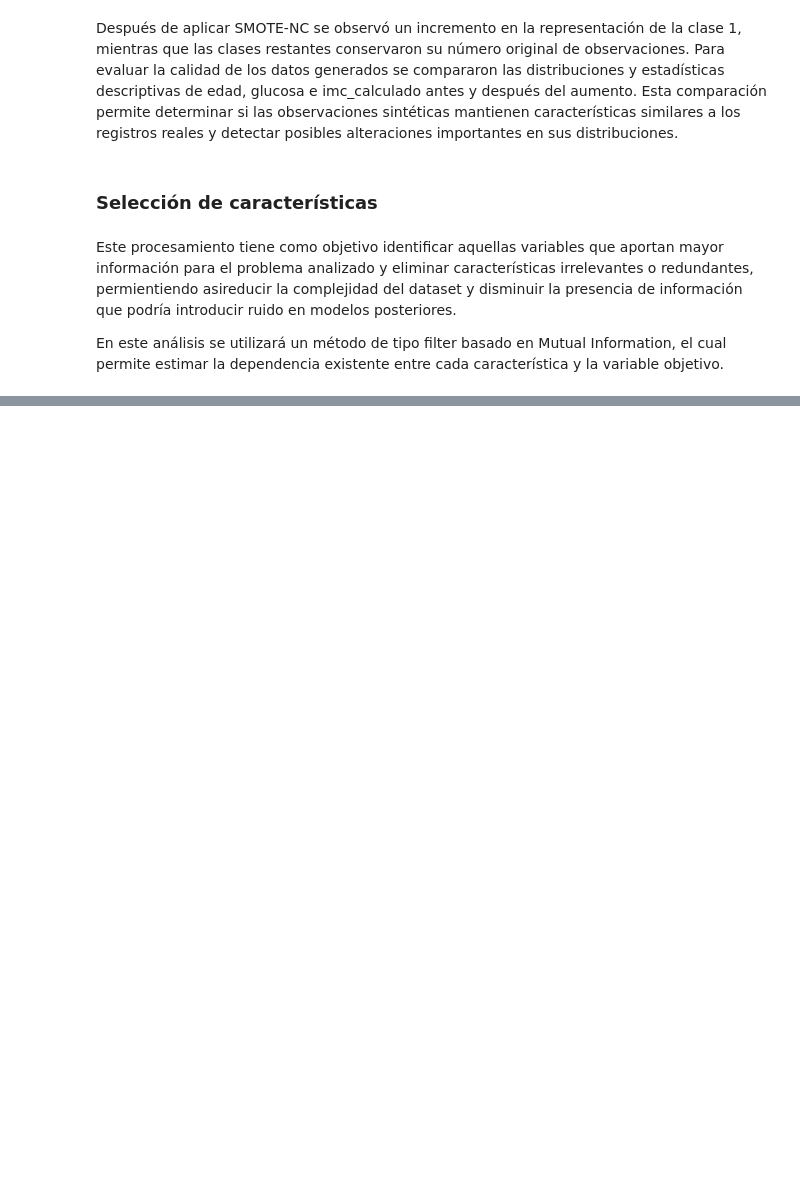
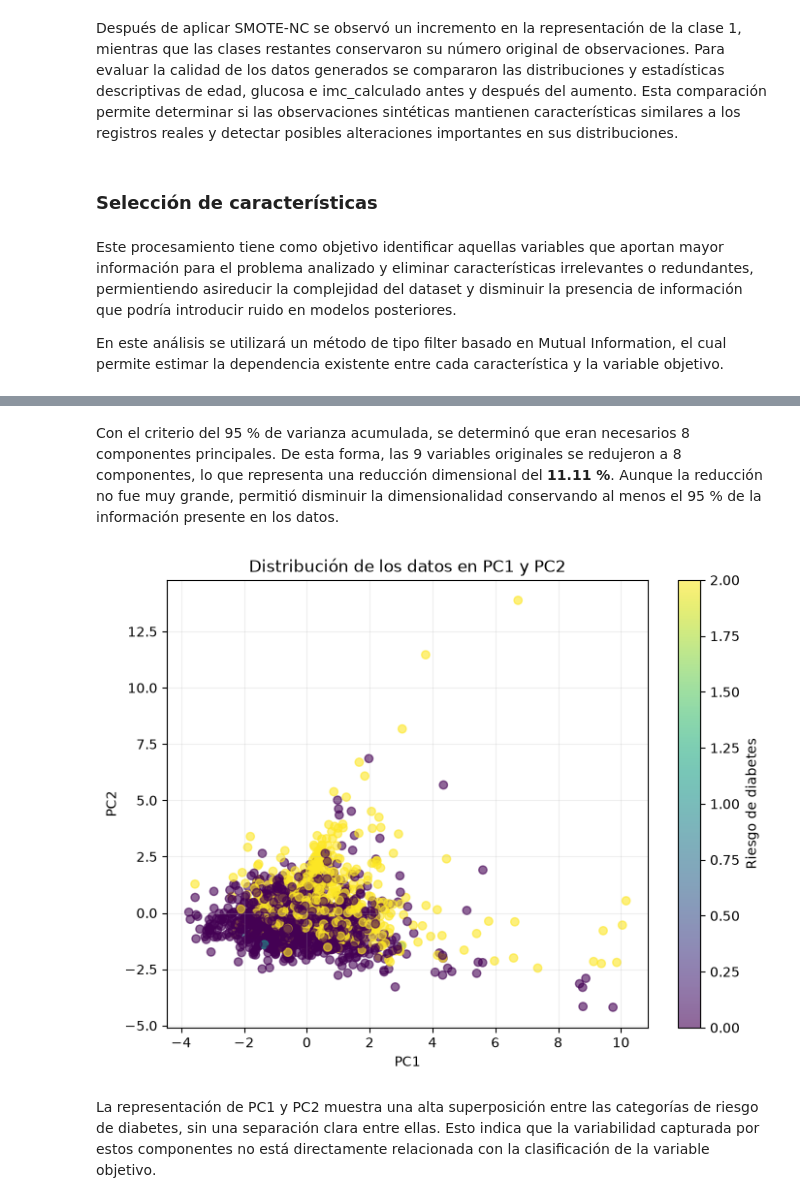
Before and after one commit to adriamedinaa-ang/icd2026, a Jupyter notebook: Practices/Practice 2/Practice 2.ipynb, the cells around one changed output, grey strips where cells are left out. Cells and saved outputs as stored; diff of their text form; code cells hidden in the pictures; blank space fills up the shorter version.

```diff
--- a/Practices/Practice 2/Practice 2.ipynb
+++ b/Practices/Practice 2/Practice 2.ipynb
@@ -1040,0 +1545,31 @@ print("y:", y_seleccion.shape)
+# %% [markdown]
+Con el criterio del 95 % de varianza acumulada, se determinó que eran necesarios 8 componentes principales. De esta forma, las 9 variables originales se redujeron a 8 componentes, lo que representa una reducción dimensional del **11.11 %**. Aunque la reducción no fue muy grande, permitió disminuir la dimensionalidad conservando al menos el 95 % de la información presente en los datos.
+# %%
+plt.figure(figsize=(8, 6))
+
+scatter = plt.scatter(
+    X_train_pca['PC1'],
+    X_train_pca['PC2'],
+    c=y_train.loc[X_train_pca.index],
+    alpha=0.6
+)
+
+plt.xlabel('PC1')
+plt.ylabel('PC2')
+
+plt.title(
+    'Distribución de los datos en PC1 y PC2'
+)
+
+plt.colorbar(
+    scatter,
+    label='Riesgo de diabetes'
+)
+
+plt.grid(alpha=0.2)
+
+plt.show()
+# %% [output]
+[figure, added]
+# %% [markdown]
+La representación de PC1 y PC2 muestra una alta superposición entre las categorías de riesgo de diabetes, sin una separación clara entre ellas. Esto indica que la variabilidad capturada por estos componentes no está directamente relacionada con la clasificación de la variable objetivo.
```
Also changed, not shown: parts of 43 cells of this notebook.
